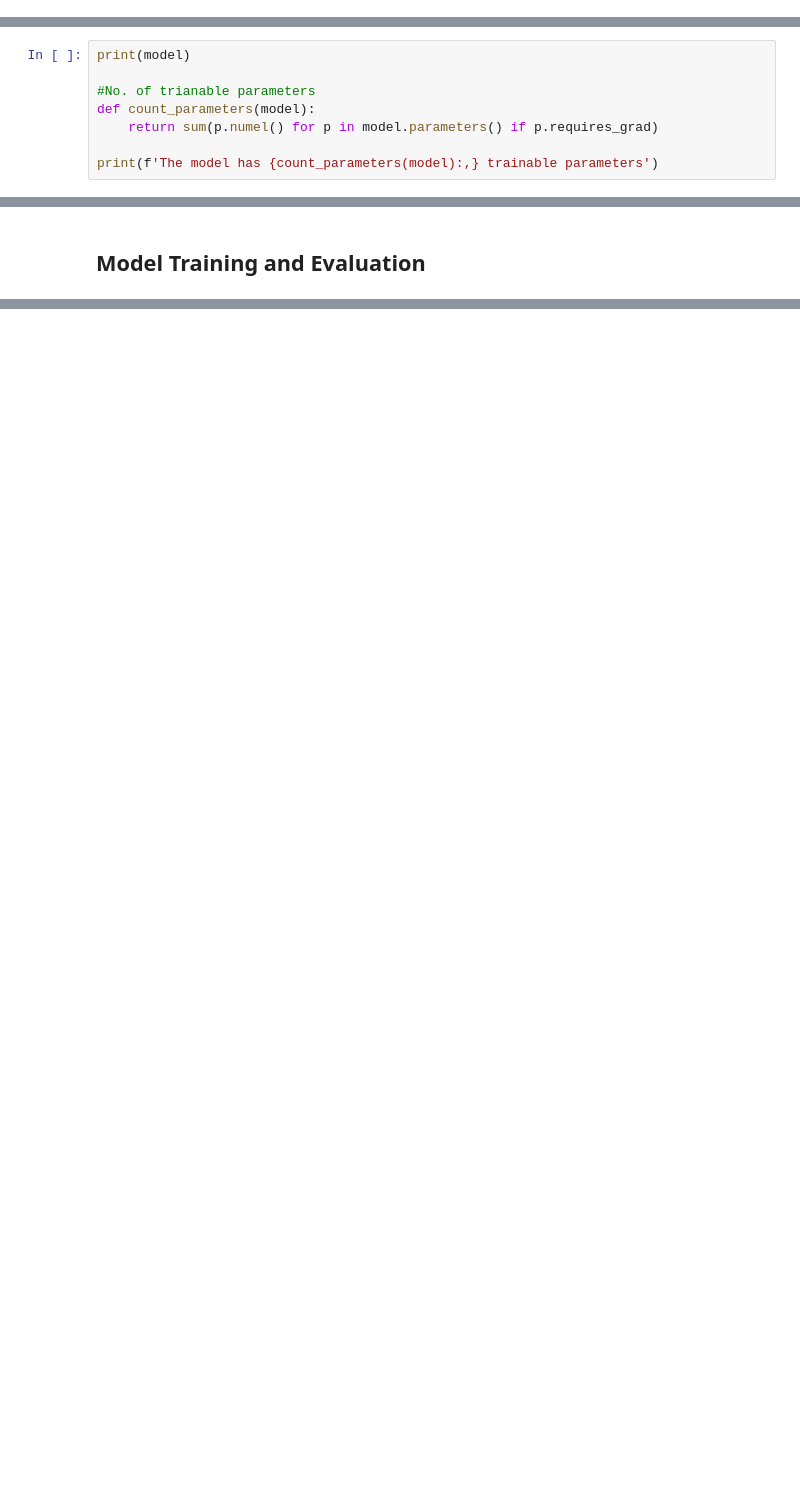
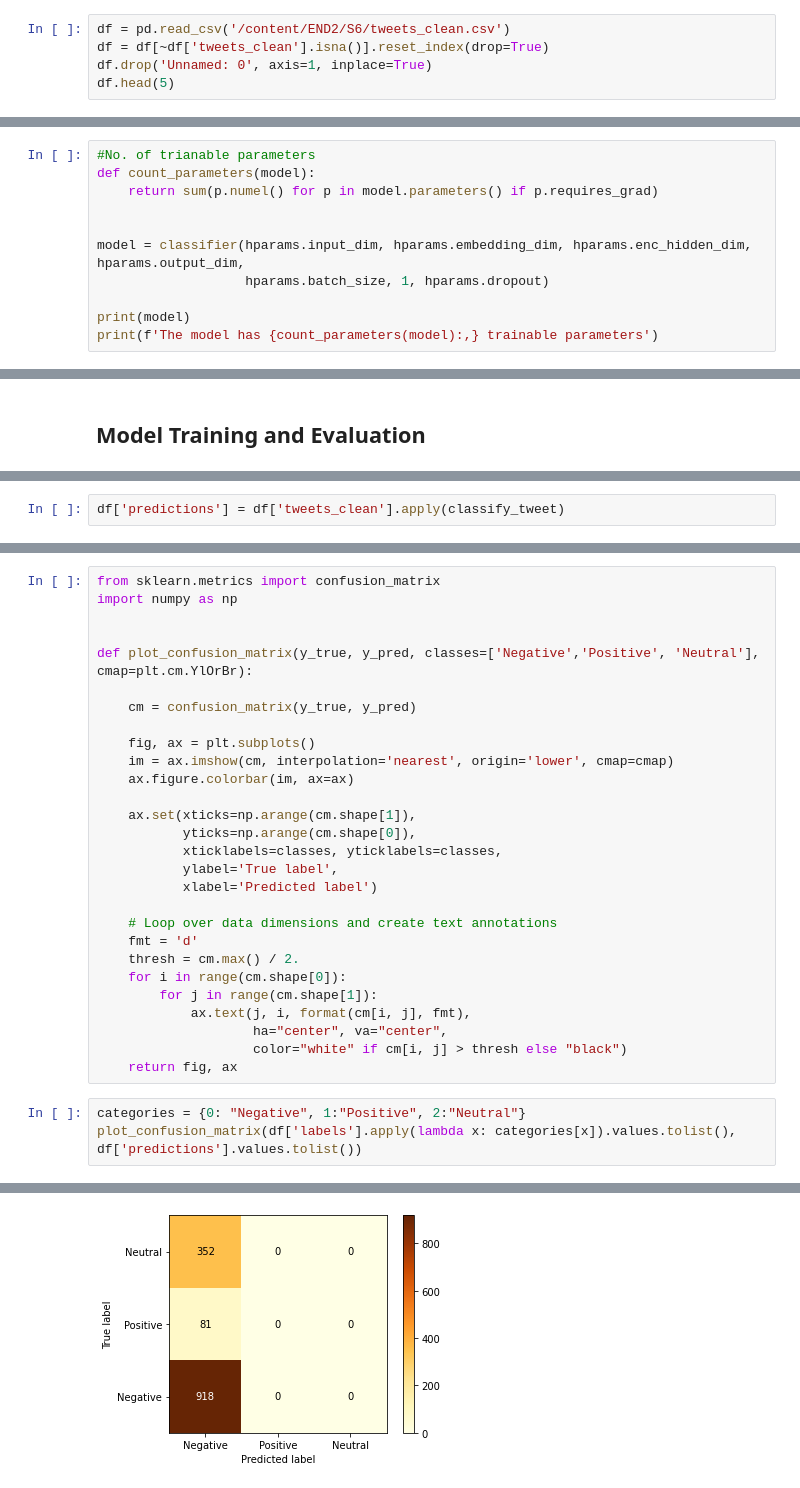
Before and after one commit to namanphy/END2, a Jupyter notebook: S6/EncDec_LSTM_Sentiment_Classification.ipynb, the cells around one changed output, grey strips where cells are left out. Cells and saved outputs as stored; diff of their text form; blank space fills up the shorter version.

```diff
--- a/S6/EncDec_LSTM_Sentiment_Classification.ipynb
+++ b/S6/EncDec_LSTM_Sentiment_Classification.ipynb
@@ -49,0 +74,5 @@ Name: labels, dtype: int64
+# %%
+df = pd.read_csv('/content/END2/S6/tweets_clean.csv')
+df = df[~df['tweets_clean'].isna()].reset_index(drop=True)
+df.drop('Unnamed: 0', axis=1, inplace=True)
+df.head(5)
@@ -294,10 +291,13 @@ model = classifier(config.input_dim, config.embedding_dim, config.enc_hidden_dim
 # %%
-print(model)
-
 #No. of trianable parameters
 def count_parameters(model):
     return sum(p.numel() for p in model.parameters() if p.requires_grad)
 
+
+model = classifier(hparams.input_dim, hparams.embedding_dim, hparams.enc_hidden_dim, hparams.output_dim,
+                   hparams.batch_size, 1, hparams.dropout)
+
+print(model)
 print(f'The model has {count_parameters(model):,} trainable parameters')
 # %% [output]
 classifier(
@@ -574,0 +483,2 @@ print(en_text)
+# %%
+df['predictions'] = df['tweets_clean'].apply(classify_tweet)
@@ -574,0 +490,32 @@ print(en_text)
+# %%
+from sklearn.metrics import confusion_matrix
+import numpy as np
+
+
+def plot_confusion_matrix(y_true, y_pred, classes=['Negative','Positive', 'Neutral'], cmap=plt.cm.YlOrBr):
+
+    cm = confusion_matrix(y_true, y_pred)
+
+    fig, ax = plt.subplots()
+    im = ax.imshow(cm, interpolation='nearest', origin='lower', cmap=cmap)
+    ax.figure.colorbar(im, ax=ax)
+
+    ax.set(xticks=np.arange(cm.shape[1]),
+           yticks=np.arange(cm.shape[0]),
+           xticklabels=classes, yticklabels=classes,
+           ylabel='True label',
+           xlabel='Predicted label')
+
+    # Loop over data dimensions and create text annotations
+    fmt = 'd'
+    thresh = cm.max() / 2.
+    for i in range(cm.shape[0]):
+        for j in range(cm.shape[1]):
+            ax.text(j, i, format(cm[i, j], fmt),
+                    ha="center", va="center",
+                    color="white" if cm[i, j] > thresh else "black")
+    return fig, ax
+# %%
+categories = {0: "Negative", 1:"Positive", 2:"Neutral"}
+plot_confusion_matrix(df['labels'].apply(lambda x: categories[x]).values.tolist(), df['predictions'].values.tolist())
+# %% [output]
@@ -574,0 +524 @@ print(en_text)
+[figure, added]
```
Also changed, not shown: parts of 96 cells of this notebook.
